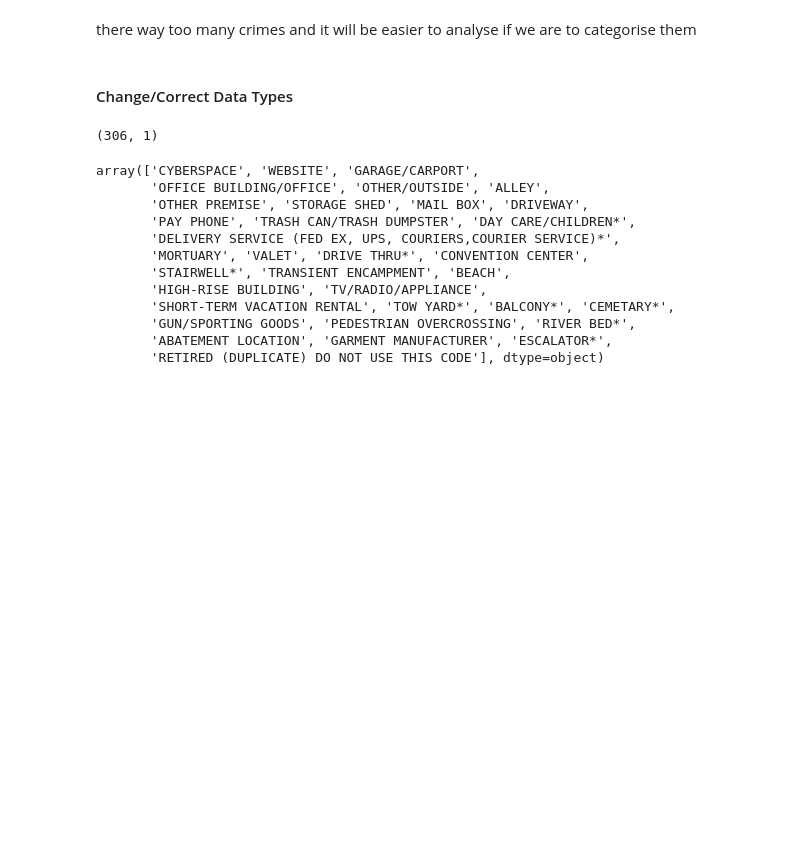
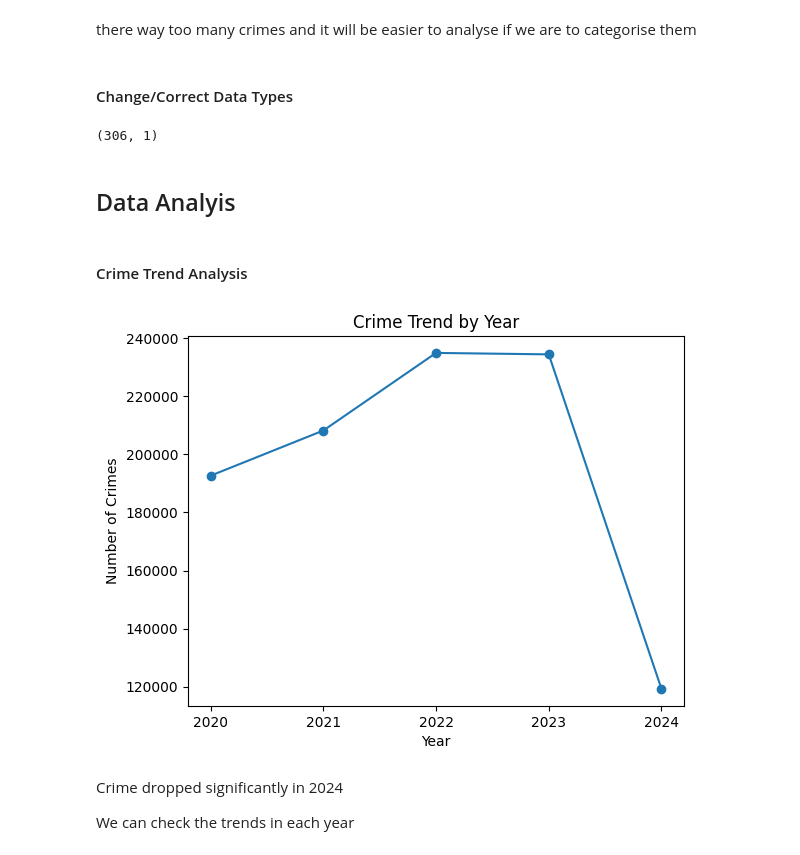
Before and after one commit to safoisgod/DataExploration, a Jupyter notebook: LAPD 2020 -2024 Crime Data Analysis/LAPD 2020 -2024 Crime Data Analysis.ipynb, the cells around one changed output. Cells and saved outputs as stored; diff of their text form; code cells hidden in the pictures; blank space fills up the shorter version.

Commit message:
started analytics and visualisation

```diff
--- a/LAPD 2020 -2024 Crime Data Analysis/LAPD 2020 -2024 Crime Data Analysis.ipynb
+++ b/LAPD 2020 -2024 Crime Data Analysis/LAPD 2020 -2024 Crime Data Analysis.ipynb
@@ -431,12 +417,16 @@ pd.DataFrame(df['premise_description'].unique(), columns=['premise_description']
 business_keywords = ['STORE', 'SHOP', 'BANK', 'RESTAURANT', 'SHOPPING', 'SALES', 'MARKET', 'EQUIPMENT RENTAL']
 residential_keywords = ['DWELLING', 'HOUSE', 'CONDOMINIUM', 'RESIDENCE', 'GROUP HOME', 'SINGLE FAMILY',
                         'APARTMENT/CONDO COMMON LAUNDRY ROOM', 'PROJECT/TENEMENT/PUBLIC HOUSING', 'VACANT LOT',
-                        'FOSTER HOME BOYS OR GIRLS*', 'DAY CARE/ADULTS*', 'PORCH, RESIDENTIAL', 'PATIO*']
+                        'FOSTER HOME BOYS OR GIRLS*', 'DAY CARE/ADULTS*', 'PORCH, RESIDENTIAL', 'PATIO*',
+                       'GARAGE', 'CARPORT', 'DRIVEWAY', 'STORAGE SHED', 'MORTUARY', 'BALCONY', 'SHORT-TERM VACATION RENTAL']
 transportation_keywords = ['BUS', 'TRAIN', 'MTA', 'TRANSPORT', 'DEPOT', 'PARKING LOT', 'MTA BUS', 'TRANSPORTATION',
-                           'VEHICLE', 'MOTEL', 'LA UNION STATION (NOT LINE SPECIFIC)', 'TAXI',
+                           'VEHICLE', 'MOTEL', 'LA UNION STATION (NOT LINE SPECIFIC)', 'TAXI', 'DRIVE THRU',
                            'AIRCRAFT', 'TRUCK, COMMERICAL', 'SLIPS/DOCK/MARINA/BOAT', 'FREEWAY',
                            'HARBOR FRWY STATION (NOT LINE SPECIFIC)', '7TH AND METRO CENTER (NOT LINE SPECIFIC)']
+online_keywords = ['CYBERSPACE', 'WEBSITE']
 public_services_keywords = ['HOSPITAL', 'POLICE', 'FIRE', 'POST OFFICE', 'LIBRARY', 'GOVERNMENT', 'FACILITY']
+outdoor_keywords = ['OTHER/OUTSIDE', 'ALLEY', 'TRASH CAN', 'TRANSIENT ENCAMPMENT', 'BEACH', 'PEDESTRIAN OVERCROSSING',
+           'RIVER BED', 'ABATEMENT LOCATION']
 recreational_keywords = ['PARK', 'SKATING', 'GOLF', 'ARENA', 'SPORTS', 'RECREATION']
 education_keywords = ['SCHOOL', 'COLLEGE', 'UNIVERSITY', 'DAYCARE', 'CLASSROOM', 'SPECIALTY SCHOOL']
 health_keywords = ['HOSPICE', 'NURSING', 'CLINIC', 'MEDICAL', 'DENTAL']
@@ -447,7 +437,6 @@ infrastructure_keywords = ['BRIDGE', 'TUNNEL', 'UNDERPASS', 'ROAD', 'STREET', 'R
 religious_keywords = ['CHURCH', 'TEMPLE', 'MOSQUE', 'SYNGOGUE', 'WORSHIP']
 industrial_keywords = ['FACTORY', 'WAREHOUSE', 'PLANT', 'MANUFACTURING', 'CONSTRUCTION', 'OIL REFINERY']
 utility_keywords = ['WATER', 'SEWAGE', 'ELECTRIC', 'PLANT', 'FACILITY', 'ENERGY PLANT']
-
 public_facilities_keywords = ['SIDEWALK', 'MOTEL', 'HOTEL', 'GAS STATION', 'PARKING LOT', 'PUBLIC STORAGE', 'PUBLIC RESTROOM',
                     'MISSIONS/SHELTERS', 'DAM/RESERVOIR', 'CEMETERY*', 'MASS GATHERING LOCATION', 'DODGER STADIUM',
                     'THE GROVE', 'THE BEVERLY CENTER', 'THE BEVERLY CONNECTION']
@@ -455,13 +444,20 @@ stores_services_keywords = ['MINI-MART', 'CAR WASH', 'STUDIO (FILM/PHOTOGRAPHIC/
                 'CHECK CASHING*', 'SAVINGS & LOAN', 'CATERING/ICE CREAM TRUCK', 'RECYCLING CENTER', 'TOOL SHED*', 'NAIL SALON']
 commercial_keywords = ['NIGHT CLUB (OPEN EVENINGS ONLY)', 'COLISEUM', 'HEALTH SPA/GYM', 'LAUNDROMAT', 'MASSAGE PARLOR',
             'ELEVATOR', 'HARDWARE/BUILDING SUPPLY', 'CLEANER/LAUNDROMAT', 'TATTOO PARLOR*', 'SWAP MEET',
-            'PUBLIC RESTROOM(INDOORS-INSIDE)', 'CULTURAL SIGNIFICANCE/MONUMENT', 'HOCKEY RINK/ICE HOCKEY']
+            'PUBLIC RESTROOM(INDOORS-INSIDE)', 'CULTURAL SIGNIFICANCE/MONUMENT', 'HOCKEY RINK/ICE HOCKEY',
+            'OFFICE', 'DAY CARE', 'DELIVERY SERVICE', 'GUN/SPORTING GOODS', 'CONVENTION CENTER', 'GARMENT MANUFACTURER']
 
 # Define the categorization function
 def categorize_location(location):
     # Check for Business/Commercial Locations
     if any(keyword in location for keyword in business_keywords):
         return 'Business/Commercial Locations'
+    # Check for Public/Outdoor Activites
+    elif any(keyword in location for keyword in online_keywords):
+        return "Public/Outdoor"
+    # Check for Cyber / Online Activites
+    elif any(keyword in location for keyword in outdoor_keywords):
+        return "Cyber/Online"
     # Check for Public Facilities
     elif any(keyword in location for keyword in public_facilities_keywords):
         return 'Public Facilities'
@@ -513,18 +509,27 @@ def categorize_location(location):
 
 # Apply the function to categorize each location
 df['premise_category'] = df['premise_description'].apply(categorize_location)
-# %%
-df[df['premise_category']=="Other"].premise_description.unique()
-# %% [output]
-array(['CYBERSPACE', 'WEBSITE', 'GARAGE/CARPORT',
-       'OFFICE BUILDING/OFFICE', 'OTHER/OUTSIDE', 'ALLEY',
-       'OTHER PREMISE', 'STORAGE SHED', 'MAIL BOX', 'DRIVEWAY',
-       'PAY PHONE', 'TRASH CAN/TRASH DUMPSTER', 'DAY CARE/CHILDREN*',
-       'DELIVERY SERVICE (FED EX, UPS, COURIERS,COURIER SERVICE)*',
-       'MORTUARY', 'VALET', 'DRIVE THRU*', 'CONVENTION CENTER',
-       'STAIRWELL*', 'TRANSIENT ENCAMPMENT', 'BEACH',
-       'HIGH-RISE BUILDING', 'TV/RADIO/APPLIANCE',
-       'SHORT-TERM VACATION RENTAL', 'TOW YARD*', 'BALCONY*', 'CEMETARY*',
-       'GUN/SPORTING GOODS', 'PEDESTRIAN OVERCROSSING', 'RIVER BED*',
-       'ABATEMENT LOCATION', 'GARMENT MANUFACTURER', 'ESCALATOR*',
-       'RETIRED (DUPLICATE) DO NOT USE THIS CODE'], dtype=object)
+# %% [markdown]
+## Data Analyis
+# %% [markdown]
+#### Crime Trend Analysis
+# %%
+from datetime import datetime
+
+# Extract Year and Month from `date_reported` to analyze trends over time
+df['year'] = df['date_reported'].dt.year
+df['month'] = df['date_reported'].dt.strftime("%B")
+
+# Plot crime trends by year
+crime_by_year = df.groupby('year').size()
+crime_by_year.plot(kind='line', marker='o', title='Crime Trend by Year')
+plt.xticks(crime_by_year.index)  # Set x-ticks to only the years in the data
+plt.xlabel('Year')
+plt.ylabel('Number of Crimes')
+plt.show()
+# %% [output]
+[figure, added]
+# %% [markdown]
+Crime dropped significantly in 2024
+
+We can check the trends in each year
```
Also changed, not shown: parts of 18 cells of this notebook.
